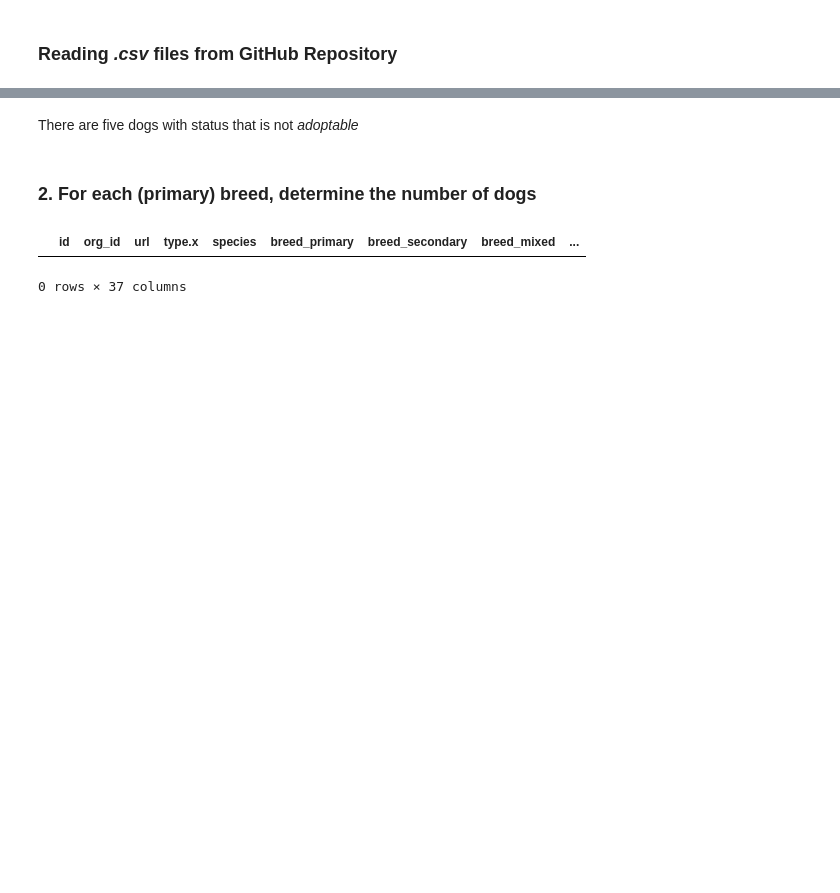
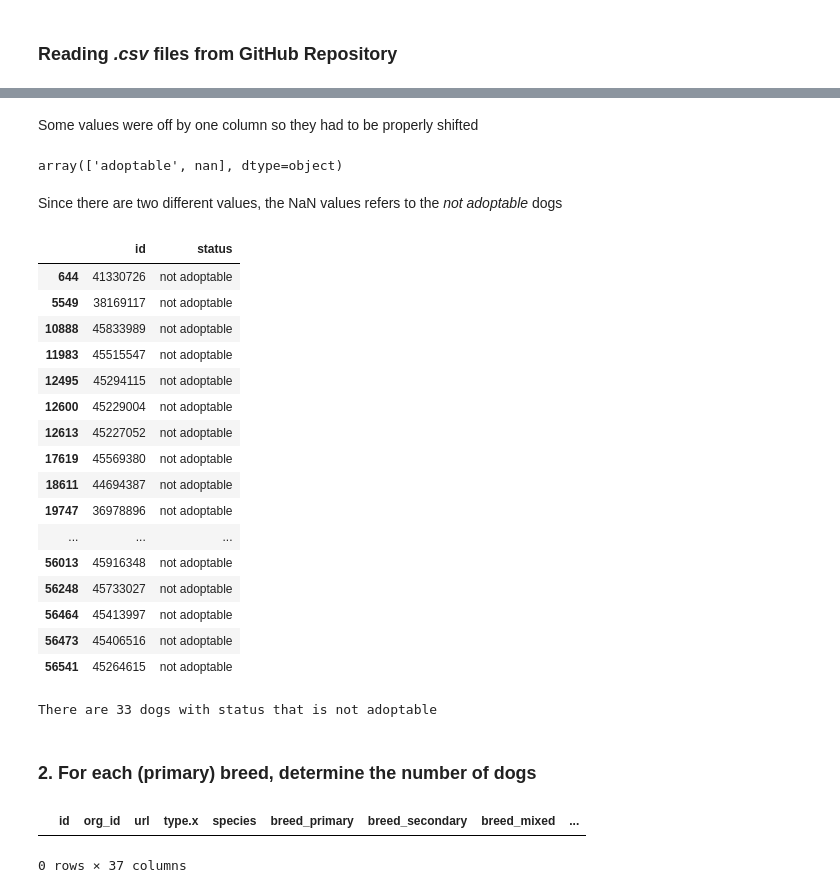
Before and after one commit to CoroTheBoss/CS-project, a Jupyter notebook: notebook.ipynb, the cells around one changed output, grey strips where cells are left out. Cells and saved outputs as stored; diff of their text form; code cells hidden in the pictures; blank space fills up the shorter version.

```diff
--- a/notebook.ipynb
+++ b/notebook.ipynb
@@ -37,2 +20,2 @@ dog[dog['status']!='adoptable'].head()
-# %% [markdown]
-There are five dogs with status that is not *adoptable*
+# %% [markdown]
+Some values were off by one column so they had to be properly shifted
@@ -39,3 +25,37 @@ There are five dogs with status that is not *adoptable*
+# %%
+# Cheching all possible values in status
+dog["status"].unique()
+# %% [output]
+array(['adoptable', nan], dtype=object)
+# %% [markdown]
+Since there are two different values, the NaN values refers to the *not adoptable* dogs
+# %%
+# Replacing NaN values
+dog.loc[dog['status']!='adoptable', [ 'status']] = 'not adoptable'
+# Printing the first not adoptable dogs to visualize the data
+dog.loc[dog['status']!='adoptable', ['id', 'status']]
+# %% [output]
+|  | id | status |
+| 644 | 41330726 | not adoptable |
+| 5549 | 38169117 | not adoptable |
+| 10888 | 45833989 | not adoptable |
+| 11983 | 45515547 | not adoptable |
+| 12495 | 45294115 | not adoptable |
+| 12600 | 45229004 | not adoptable |
+| 12613 | 45227052 | not adoptable |
+| 17619 | 45569380 | not adoptable |
+| 18611 | 44694387 | not adoptable |
+| 19747 | 36978896 | not adoptable |
+| ... | ... | ... |
+| 56013 | 45916348 | not adoptable |
+| 56248 | 45733027 | not adoptable |
+| 56464 | 45413997 | not adoptable |
+| 56473 | 45406516 | not adoptable |
+| 56541 | 45264615 | not adoptable |
+# %%
+print("There are", len(dog.loc[dog['status']!='adoptable', ['id']]) ,"dogs with status that is not adoptable" )
+# %% [output]
+There are 33 dogs with status that is not adoptable
 # %% [markdown]
 ### 2. For each (primary) breed, determine the number of dogs
 # %%
```
Also changed, not shown: parts of 9 cells of this notebook.
